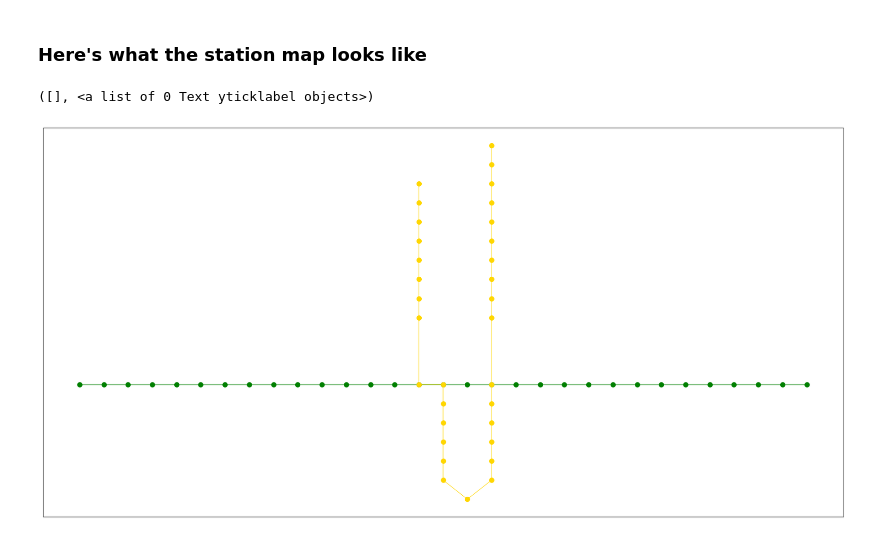
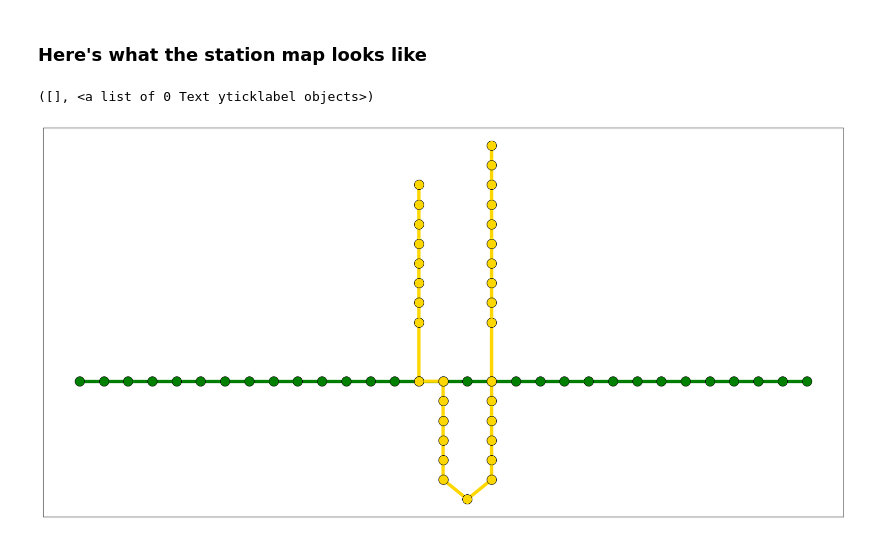
Before and after one commit to npricejones/ttc-vis, a Jupyter notebook: delay-ridership.ipynb, the cells around one changed output. Drawn from its saved outputs; the diff is of its cells as text; code cells hidden in the pictures.

```diff
--- a/delay-ridership.ipynb
+++ b/delay-ridership.ipynb
@@ -88,9 +118,9 @@ bd_delays = station_stack(bd,delayinfo,directions='EW',mask=passenger)
 # %% [markdown]
 ## Station Map Locations
 # %%
-NS_sep = 1.2
-EW_sep = 1.2
-barheight=2.5
+NS_sep = 1
+EW_sep = 1
+barheight=2
 
 turn = yus.index('union')
 US_posy = np.arange(0,(turn)*NS_sep,NS_sep)[::-1]
@@ -116,15 +146,17 @@ EW_posx -= EW_posx[bd.index('bay')]
 ### Here's what the station map looks like
 # %%
 plt.figure(figsize=(30,15))
-plt.plot(EW_posx,EW_posy,color='g',lw=1)
-plt.plot(NS_posx,NS_posy,color='gold',lw=1)
-plt.plot(EW_posx,EW_posy,'o',color='g',markersize=10)
-plt.plot(NS_posx,NS_posy,'o',color='gold',markersize=10)
+llw = 7
+sms = 20
+plt.plot(EW_posx,EW_posy,color='g',lw=llw)
+plt.plot(NS_posx,NS_posy,color='gold',lw=llw)
+plt.plot(EW_posx,EW_posy,'o',color='g',markersize=sms,markeredgecolor='k')
+plt.plot(NS_posx,NS_posy,'o',color='gold',markersize=sms,markeredgecolor='k')
 plt.xticks([])
 plt.yticks([])
 # %% [output]
 ([], <a list of 0 Text yticklabel objects>)
-[figure, old version]
+[figure, new version]
 # %%
 elw = 8
 llw = 3
```
Also changed, not shown: parts of 6 cells of this notebook.
